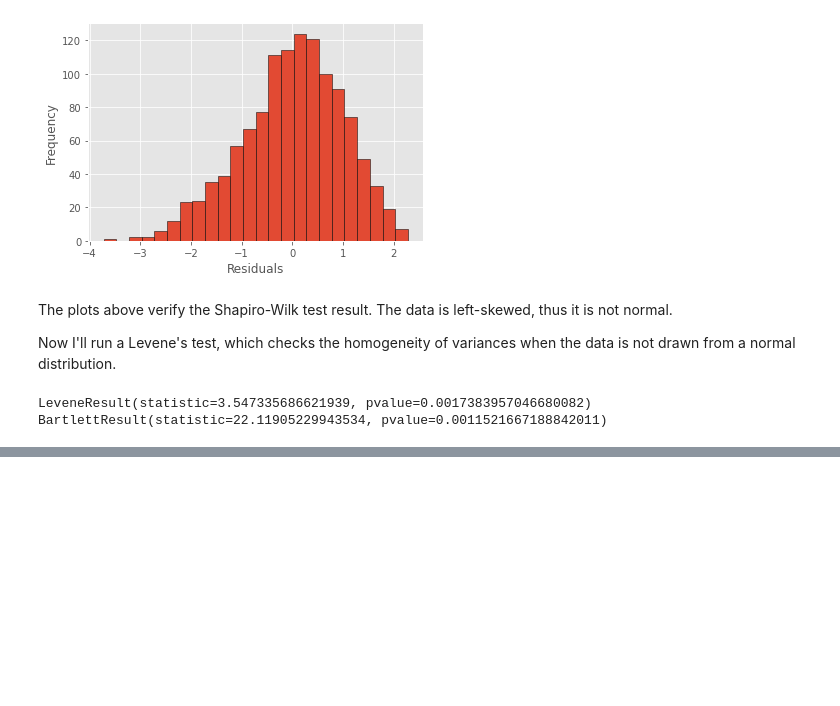
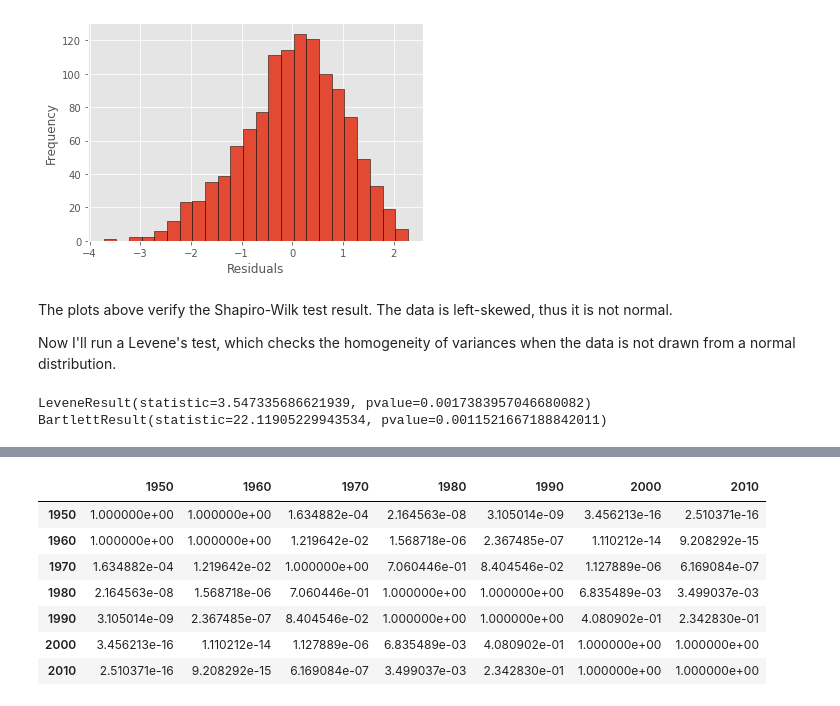
Before and after one commit to d-alvear/Analyzing-Music-by-Decade, a Jupyter notebook: notebooks/7-data-exploration.ipynb, the cells around one changed output, grey strips where cells are left out. Cells and saved outputs as stored; diff of their text form; code cells hidden in the pictures; blank space fills up the shorter version.

```diff
--- a/notebooks/7-data-exploration.ipynb
+++ b/notebooks/7-data-exploration.ipynb
@@ -572,0 +628,25 @@ data.shape
+# %%
+import scikit_posthocs as sp
+# performing Dunn's test with bonferroni correction
+labels = ['1950', '1960', '1970', '1980', '1990', '2000', '2010']
+result_df = sp.posthoc_dunn([data[data['decade']==1950]['danceability'],
+                            data[data['decade']==1960]['danceability'],
+                            data[data['decade']==1970]['danceability'],
+                            data[data['decade']==1980]['danceability'],
+                            data[data['decade']==1990]['danceability'],
+                            data[data['decade']==2000]['danceability'],
+                            data[data['decade']==2010]['danceability']],
+                            p_adjust='bonferroni')
+
+result_df.columns = labels
+result_df.index = labels
+result_df
+# %% [output]
+|  | 1950 | 1960 | 1970 | 1980 | 1990 | 2000 | 2010 |
+| 1950 | 1.000000e+00 | 1.000000e+00 | 1.634882e-04 | 2.164563e-08 | 3.105014e-09 | 3.456213e-16 | 2.510371e-16 |
+| 1960 | 1.000000e+00 | 1.000000e+00 | 1.219642e-02 | 1.568718e-06 | 2.367485e-07 | 1.110212e-14 | 9.208292e-15 |
+| 1970 | 1.634882e-04 | 1.219642e-02 | 1.000000e+00 | 7.060446e-01 | 8.404546e-02 | 1.127889e-06 | 6.169084e-07 |
+| 1980 | 2.164563e-08 | 1.568718e-06 | 7.060446e-01 | 1.000000e+00 | 1.000000e+00 | 6.835489e-03 | 3.499037e-03 |
+| 1990 | 3.105014e-09 | 2.367485e-07 | 8.404546e-02 | 1.000000e+00 | 1.000000e+00 | 4.080902e-01 | 2.342830e-01 |
+| 2000 | 3.456213e-16 | 1.110212e-14 | 1.127889e-06 | 6.835489e-03 | 4.080902e-01 | 1.000000e+00 | 1.000000e+00 |
+| 2010 | 2.510371e-16 | 9.208292e-15 | 6.169084e-07 | 3.499037e-03 | 2.342830e-01 | 1.000000e+00 | 1.000000e+00 |
```
Also changed, not shown: parts of 9 cells of this notebook.
